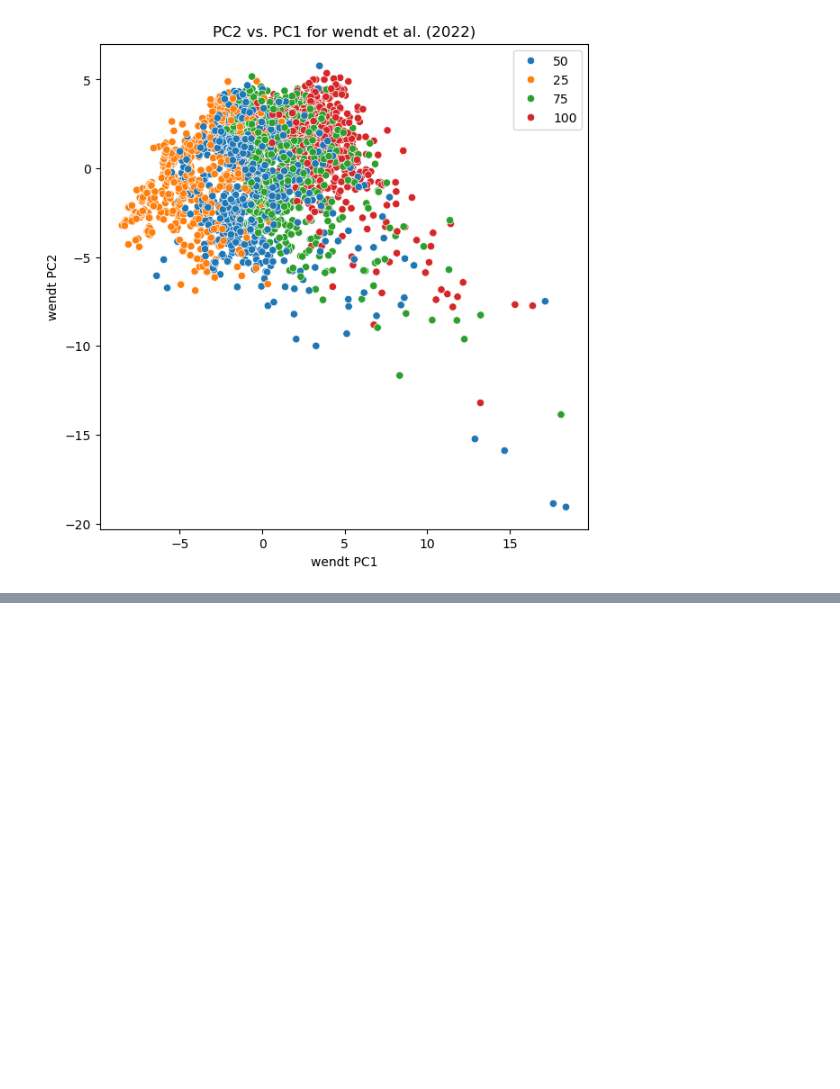
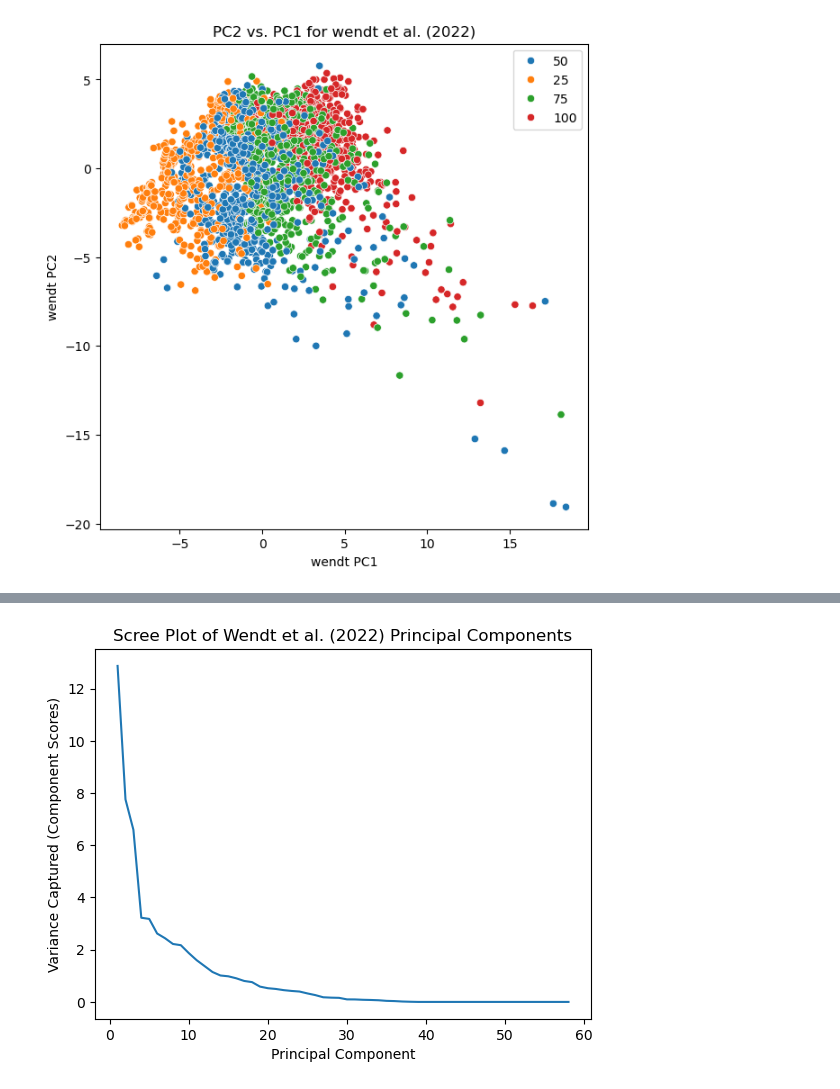
Before and after one commit to lilycastiel/thesis-cgs, a Jupyter notebook: SQ2.ipynb, the cells around one changed output, grey strips where cells are left out. Drawn from its saved outputs; the diff is of its cells as text; code cells hidden in the pictures; blank space fills up the shorter version.

```diff
--- a/SQ2.ipynb
+++ b/SQ2.ipynb
@@ -45,0 +19,3 @@ len(wendt.execute())
+# %%
+wendt = pd.read_csv('wendt_data.csv', skiprows=3)
+wendt
@@ -67,7 +57,7 @@ wendt.schema
 # Data Cleaning
 ## Drop Grid Identifier Numbers
 # %%
-wendt = wendt.drop('Grid ID', 'Grid FID')
+wendt = wendt.drop(columns = ['Grid ID', 'Grid FID'])
 # %% [markdown]
 ## Modify Data Type
 
@@ -149,6 +111,6 @@ wendt.columns[-8:]
 # %%
-wendt_pca = wendt.drop(wendt.columns[-8:])
-wendt_pca_arr = wendt_pca.execute().to_numpy()
+wendt_pca = wendt.iloc[:, :-8]
+wendt_pca_arr = wendt_pca.to_numpy()
 wendt_pca_arr.shape
 # %% [output]
 (2559, 58)
@@ -224,0 +195,9 @@ iris_2d_variance
+# %%
+x= np.arange(1, 59)
+y= s**2/len(wendt_pca_arr)
+plt.plot(x, y)
+plt.xlabel('Principal Component')
+plt.ylabel('Variance Captured (Component Scores)')
+plt.title('Scree Plot of Wendt et al. (2022) Principal Components') ;
+# %% [output]
+[figure, added]
```
Also changed, not shown: parts of 30 cells of this notebook, 1 other file.
